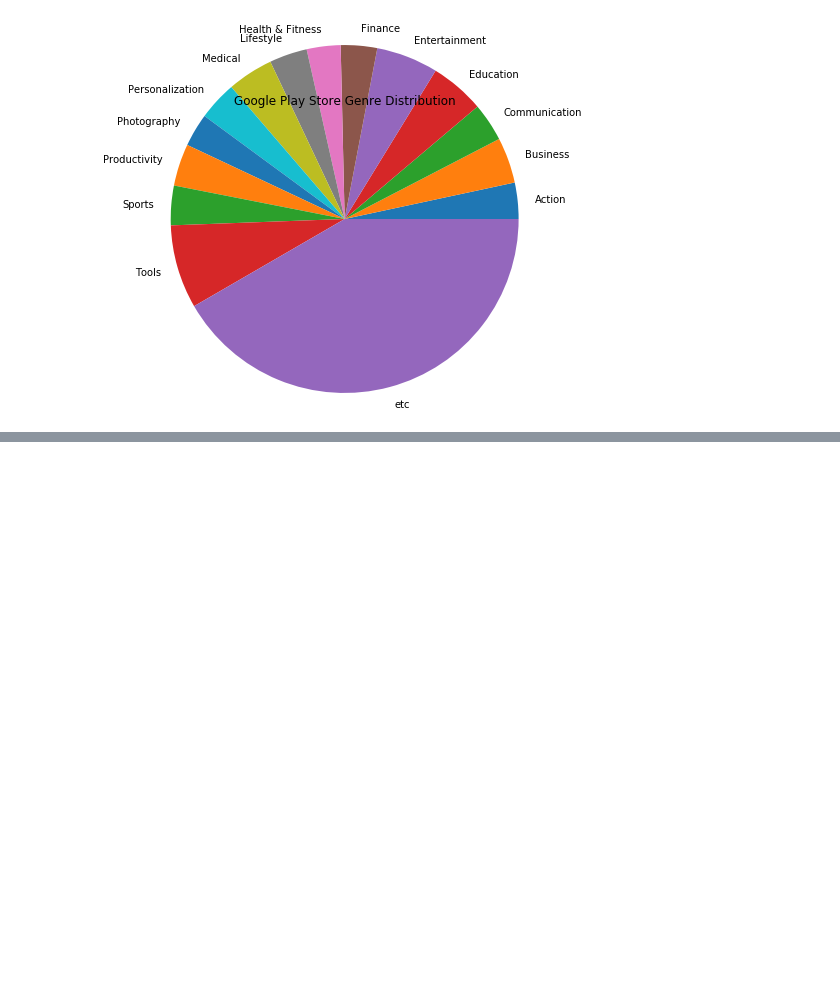
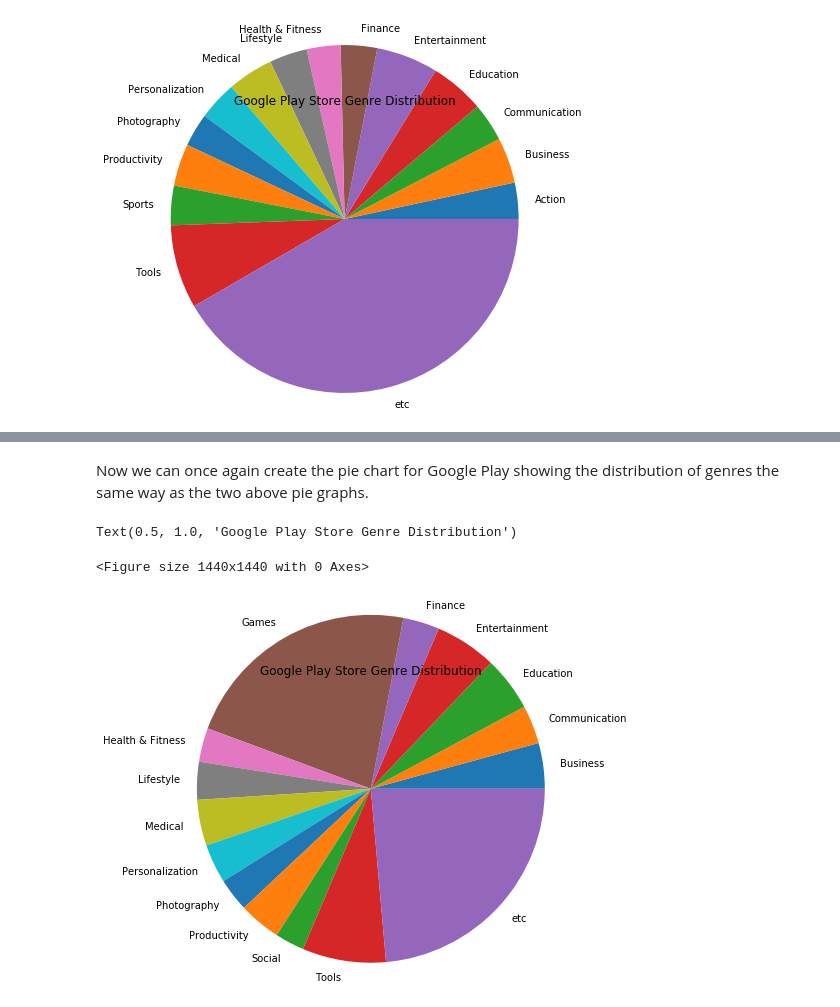
Before and after one commit to RJN-2B/DSLimNguyen, a Jupyter notebook: nb/Deliverable1.ipynb, the cells around one changed output, grey strips where cells are left out. Drawn from its saved outputs; the diff is of its cells as text; code cells hidden in the pictures; blank space fills up the shorter version.

```diff
--- a/nb/Deliverable1.ipynb
+++ b/nb/Deliverable1.ipynb
@@ -165,0 +179,48 @@ Text(0.5, 1.0, 'AppStore Genre Distribution')
+# %%
+def relabel_genres (row):
+    if row['Genre'] in ['Art & Design;Action & Adventure',
+                       'Education;Action & Adventure','Education;Pretend Play',
+                       'Education;Brain Games','Entertainment;Brain Games','Adventure;Action & Adventure',
+                       'Arcade', 'Casual', 'Card',
+                       'Casual;Pretend Play', 'Action', 'Strategy', 'Puzzle', 'Sports',
+                       'Word', 'Racing', 'Casual;Creativity',
+                       'Casual;Action & Adventure', 'Simulation', 'Adventure', 'Board',
+                       'Trivia', 'Role Playing', 'Simulation;Education',
+                       'Action;Action & Adventure', 'Casual;Brain Games',
+                       'Simulation;Action & Adventure', 'Educational;Creativity',
+                       'Puzzle;Brain Games', 'Educational;Education', 'Card;Brain Games',
+                       'Educational;Brain Games', 'Educational;Pretend Play',
+                       'Entertainment;Education', 'Casual;Education',
+                       'Music;Music & Video', 'Racing;Action & Adventure',
+                       'Arcade;Pretend Play', 'Role Playing;Action & Adventure',
+                       'Simulation;Pretend Play', 'Puzzle;Creativity',
+                       'Sports;Action & Adventure', 'Educational;Action & Adventure',
+                       'Arcade;Action & Adventure', 'Entertainment;Action & Adventure',
+                       'Puzzle;Action & Adventure', 'Strategy;Action & Adventure',
+                       'Adventure;Education', 'Board;Brain Games',
+                       'Board;Action & Adventure', 'Board;Pretend Play',
+                       'Casual;Music & Video', 'Role Playing;Pretend Play',
+                       'Entertainment;Pretend Play', 'Video Players & Editors;Creativity',
+                       'Card;Action & Adventure']: return 'Games'
+    else:
+        return row['Genre']
+
+ggplay_df['Genre'] = ggplay_df.apply(lambda row: relabel_genres(row), axis=1)
+# %% [markdown]
+Now we can once again create the pie chart for Google Play showing the distribution of genres the same way as the two above pie graphs.
+# %%
+plt.figure(figsize = (20,20))
+biggroups = ggplay_df.Genre.value_counts().index[:14]
+def categorize(x):
+    if x in biggroups: return x
+    else: return "etc"
+ggplay_df['Category'] = ggplay_df.Genre.apply(lambda x: categorize(x))
+genres = ggplay_df.Category.value_counts().sort_index().index
+size = ggplay_df.Category.value_counts().sort_index().tolist()
+fig, ax = plt.subplots()
+piechart = ax.pie(size, radius = 2, labels=genres)
+plt.title('Google Play Store Genre Distribution')
+# %% [output]
+Text(0.5, 1.0, 'Google Play Store Genre Distribution')
+<Figure size 1440x1440 with 0 Axes>
+[figure, added]
```
Also changed, not shown: parts of 17 cells of this notebook.
